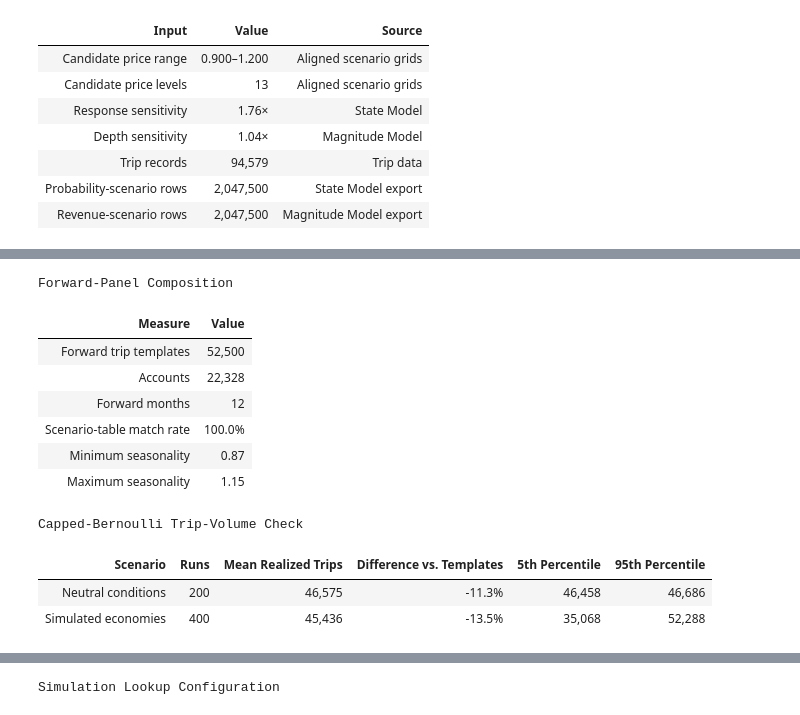
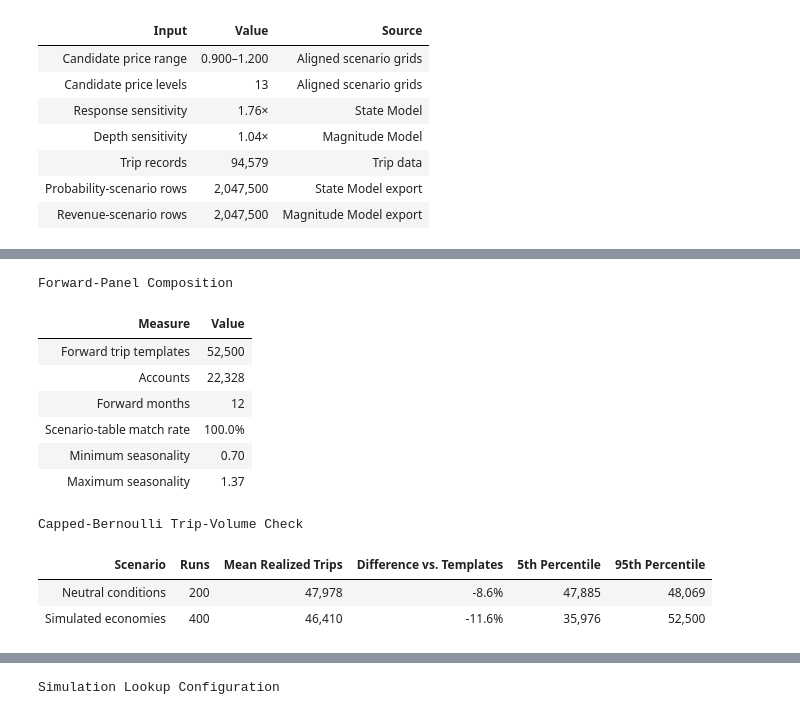
Before and after one commit to paforsey/data-science-portfolio, a Jupyter notebook: case-studies/international-roaming/international_roaming.ipynb, the cells around one changed output, grey strips where cells are left out. Saved outputs shown, nothing was run; the diff lists cells and outputs as text; code cells hidden in the pictures.

```diff
--- a/case-studies/international-roaming/international_roaming.ipynb
+++ b/case-studies/international-roaming/international_roaming.ipynb
@@ -6973,16 +6973,10 @@ last12['hist_macro_mult'] = (
 forward_months = np.arange(12)
 
 fwd_season = (
-    1.0
-    + 0.15
-    * np.sin(
-        2
-        * np.pi
-        * (forward_months - 2)
-        / 12
-    )
-    + 0.06
-    * (forward_months ==  11)
+    macro
+    .set_index('month')['seasonality']
+    .loc[forward_months]
+    .to_numpy()
 )
 
 valid_trip_ids = (
@@ -7211,37 +7205,37 @@ display(
         'Mean Realized Trips': '{:,.0f}',
         'Difference vs. Templates': '{:+.1%}',
         '5th Percentile': '{:,.0f}',
         '95th Percentile': '{:,.0f}',
     })
     .bar(
         subset = ['Difference vs. Templates'],
         align = 'mid',
         color = [
             'rgba(227, 73, 72, 0.45)',
             'rgba(42, 120, 214, 0.45)',
         ],
         vmin = -0.50,
         vmax = 0.50,
     )
     .set_caption(
         'Capped-Bernoulli Trip-Volume Check'
     )
     .set_properties(**{'text-align': 'left'})
     .set_table_styles(TABLE_STYLES)
 )
 # %% [output]
 Forward-Panel Composition
 | Measure | Value |
 | Forward trip templates | 52,500 |
 | Accounts | 22,328 |
 | Forward months | 12 |
 | Scenario-table match rate | 100.0% |
-| Minimum seasonality | 0.87 |
-| Maximum seasonality | 1.15 |
+| Minimum seasonality | 0.70 |
+| Maximum seasonality | 1.37 |
 Capped-Bernoulli Trip-Volume Check
 | Scenario | Runs | Mean Realized Trips | Difference vs. Templates | 5th Percentile | 95th Percentile |
-| Neutral conditions | 200 | 46,575 | -11.3% | 46,458 | 46,686 |
-| Simulated economies | 400 | 45,436 | -13.5% | 35,068 | 52,288 |
+| Neutral conditions | 200 | 47,978 | -8.6% | 47,885 | 48,069 |
+| Simulated economies | 400 | 46,410 | -11.6% | 35,976 | 52,500 |
 # %% [markdown]
 <hr>
 <div>
```
Also changed, not shown: parts of 40 cells of this notebook, 30 other files.
